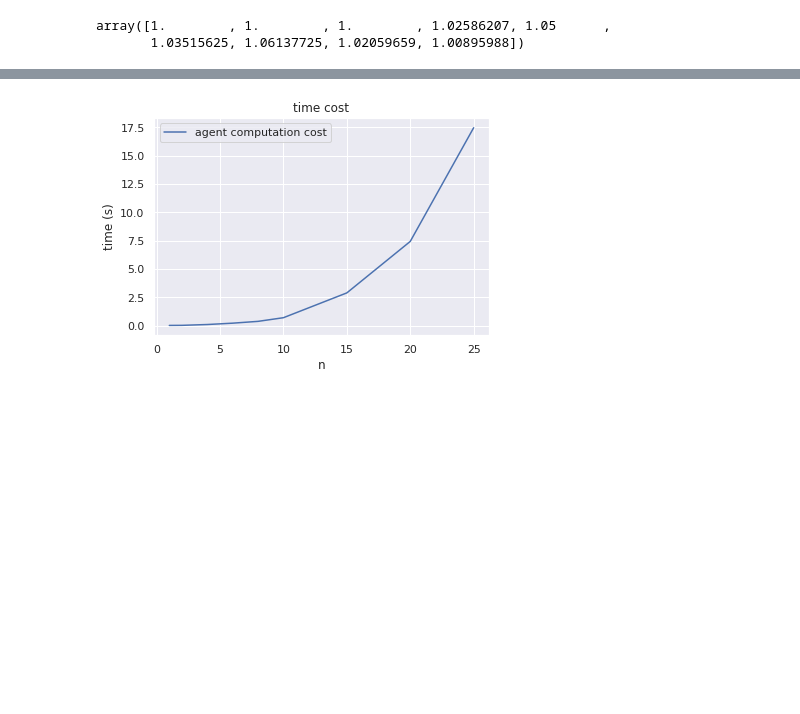
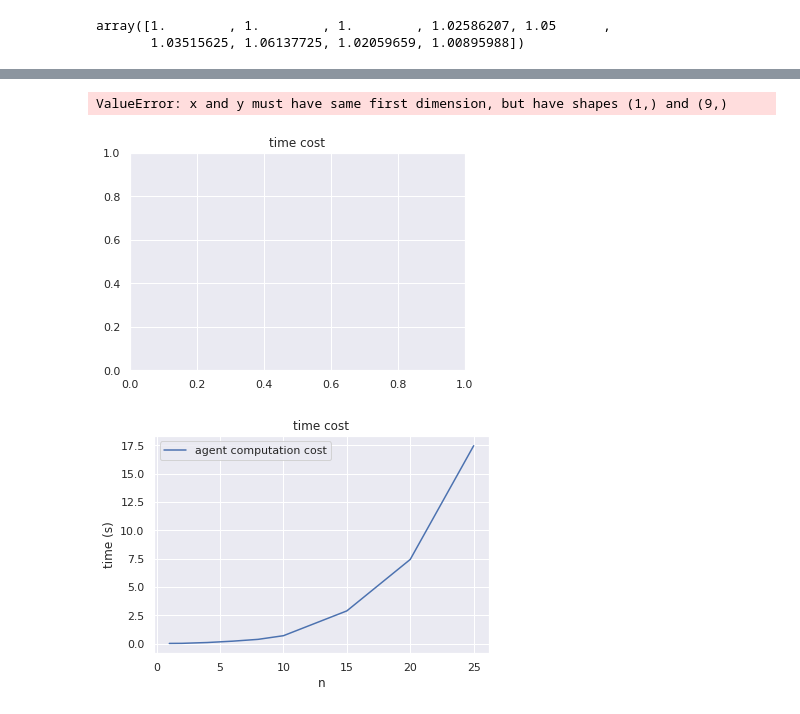
Before and after one commit to nathangrinsztajn/DAG-scheduling, a Jupyter notebook: plots.ipynb, the cells around one changed output, grey strips where cells are left out. Drawn from its saved outputs; the diff is of its cells as text; code cells hidden in the pictures; blank space fills up the shorter version.

```diff
--- a/plots.ipynb
+++ b/plots.ipynb
@@ -342,3 +491,13 @@ plt.savefig('/home/nathan/Documents/transfer_env_8_time_cost.pdf')
+# %%
+plt.title('time cost')
+plt.plot(nb_nodes, temps_computationw0, label='agent computation cost')
+plt.xlabel('number of nodes')
+plt.ylabel('time (s)')
+plt.legend()
+plt.savefig('/home/nathan/Documents/transfer_env_8_time_cost.pdf')
+# %% [output]
+ValueError: x and y must have same first dimension, but have shapes (1,) and (9,)
+[figure, added]
 # %%
 plt.title('time cost')
 plt.plot(ns, temps_computation, label='agent computation cost')
```
Also changed, not shown: parts of 12 cells of this notebook, 7 other files.
